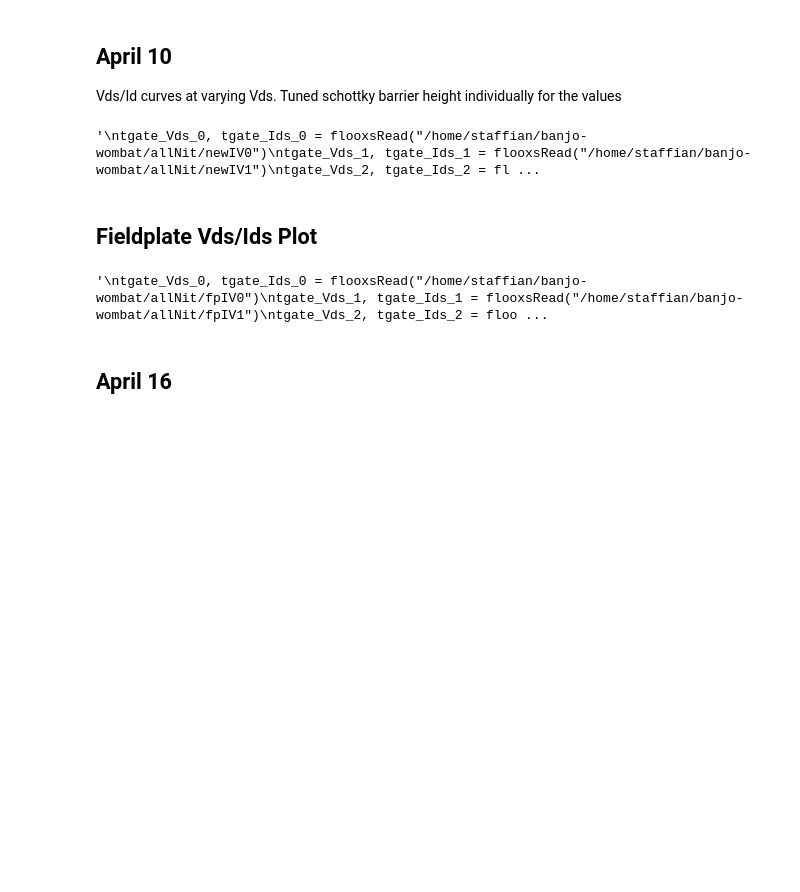
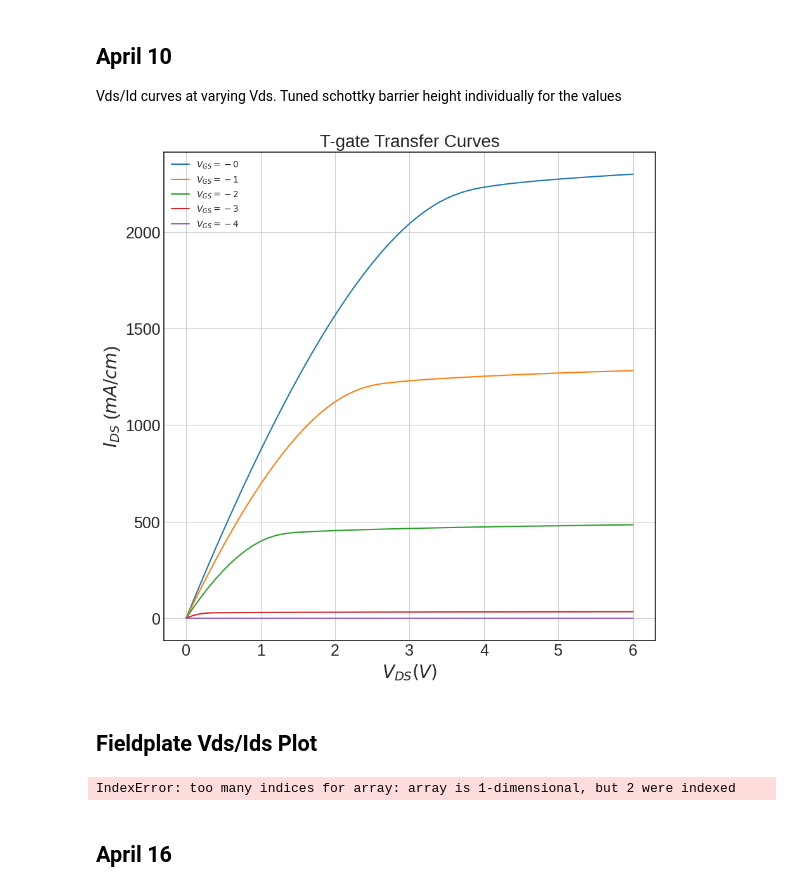
Before and after one commit to IanStafford/banjo-wombat, a Jupyter notebook: allNit/figuresApril1.ipynb, the cells around one changed output. Cells and saved outputs as stored; diff of their text form; code cells hidden in the pictures; blank space fills up the shorter version.

```diff
--- a/allNit/figuresApril1.ipynb
+++ b/allNit/figuresApril1.ipynb
@@ -85,31 +87,34 @@ Gate_t, I_t, Vds_t, peakField_t = plotFromFlooxs("/home/staffian/banjo-wombat/ne
 ## April 10
 Vds/Id curves at varying Vds. Tuned schottky barrier height individually for the values
 # %%
-'''
+
 tgate_Vds_0, tgate_Ids_0 = flooxsRead("/home/staffian/banjo-wombat/allNit/newIV0")
 tgate_Vds_1, tgate_Ids_1 = flooxsRead("/home/staffian/banjo-wombat/allNit/newIV1")
 tgate_Vds_2, tgate_Ids_2 = flooxsRead("/home/staffian/banjo-wombat/allNit/newIV2")
 tgate_Vds_3, tgate_Ids_3 = flooxsRead("/home/staffian/banjo-wombat/allNit/newIV3")
 tgate_Vds_4, tgate_Ids_4 = flooxsRead("/home/staffian/banjo-wombat/allNit/newIV4")
 
 plt.figure(figsize=[10,10]);
-plt.plot(tgate_Vds_0, tgate_Ids_0, label="$V_{GS}=0$");
-plt.plot(tgate_Vds_1, tgate_Ids_1, label="$V_{GS}=1$");
-plt.plot(tgate_Vds_2, tgate_Ids_2, label="$V_{GS}=2$");
-plt.plot(tgate_Vds_3, tgate_Ids_3, label="$V_{GS}=3$");
-plt.plot(tgate_Vds_4, tgate_Ids_4, label="$V_{GS}=4$");
-plt.title("IV")
-plt.xlabel("$V_{DS} (V)$");
-plt.ylabel("$I_{DS}$ (${mA}/{cm}$)");
+plt.plot(tgate_Vds_0, tgate_Ids_0, label="$V_{GS}=-0$");
+plt.plot(tgate_Vds_1, tgate_Ids_1, label="$V_{GS}=-1$");
+plt.plot(tgate_Vds_2, tgate_Ids_2, label="$V_{GS}=-2$");
+plt.plot(tgate_Vds_3, tgate_Ids_3, label="$V_{GS}=-3$");
+plt.plot(tgate_Vds_4, tgate_Ids_4, label="$V_{GS}=-4$");
+plt.title("T-gate Transfer Curves", fontsize=20);
+plt.xlabel("$V_{DS} (V)$", fontsize=20);
+plt.ylabel("$I_{DS}$ (${mA}/{cm}$)", fontsize=20);
+plt.xticks(fontsize = 18)
+plt.yticks(fontsize = 18)
 plt.grid(True);
 plt.legend();
-'''
+# plt.savefig("IV.png", dpi=300, bbox_inches='tight')
+plt.show()
 # %% [output]
-'\ntgate_Vds_0, tgate_Ids_0 = flooxsRead("/home/staffian/banjo-wombat/allNit/newIV0")\ntgate_Vds_1, tgate_Ids_1 = flooxsRead("/home/staffian/banjo-wombat/allNit/newIV1")\ntgate_Vds_2, tgate_Ids_2 = fl ...
+[figure, added]
 # %% [markdown]
 ## Fieldplate Vds/Ids Plot
 # %%
-'''
+
 tgate_Vds_0, tgate_Ids_0 = flooxsRead("/home/staffian/banjo-wombat/allNit/fpIV0")
 tgate_Vds_1, tgate_Ids_1 = flooxsRead("/home/staffian/banjo-wombat/allNit/fpIV1")
 tgate_Vds_2, tgate_Ids_2 = flooxsRead("/home/staffian/banjo-wombat/allNit/fpIV2")
@@ -122,13 +127,15 @@ plt.plot(tgate_Vds_1, tgate_Ids_1, label="$V_{GS}=1$");
 plt.plot(tgate_Vds_2, tgate_Ids_2, label="$V_{GS}=2$");
 plt.plot(tgate_Vds_3, tgate_Ids_3, label="$V_{GS}=3$");
 plt.plot(tgate_Vds_4, tgate_Ids_4, label="$V_{GS}=4$");
-plt.title("IV")
+plt.title("Field plate Transfer Curves", fontsize=20);
 plt.xlabel("$V_{DS} (V)$");
 plt.ylabel("$I_{DS}$ (${mA}/{cm}$)");
 plt.grid(True);
-plt.legend();'''
+plt.legend();
+plt.savefig("IV_fp.png", dpi=300, bbox_inches='tight')
+plt.show()
 # %% [output]
-'\ntgate_Vds_0, tgate_Ids_0 = flooxsRead("/home/staffian/banjo-wombat/allNit/fpIV0")\ntgate_Vds_1, tgate_Ids_1 = flooxsRead("/home/staffian/banjo-wombat/allNit/fpIV1")\ntgate_Vds_2, tgate_Ids_2 = floo ...
+IndexError: too many indices for array: array is 1-dimensional, but 2 were indexed
 # %% [markdown]
 ## April 16
 # %%
```
Also changed, not shown: parts of 6 cells of this notebook, 18 other files.
